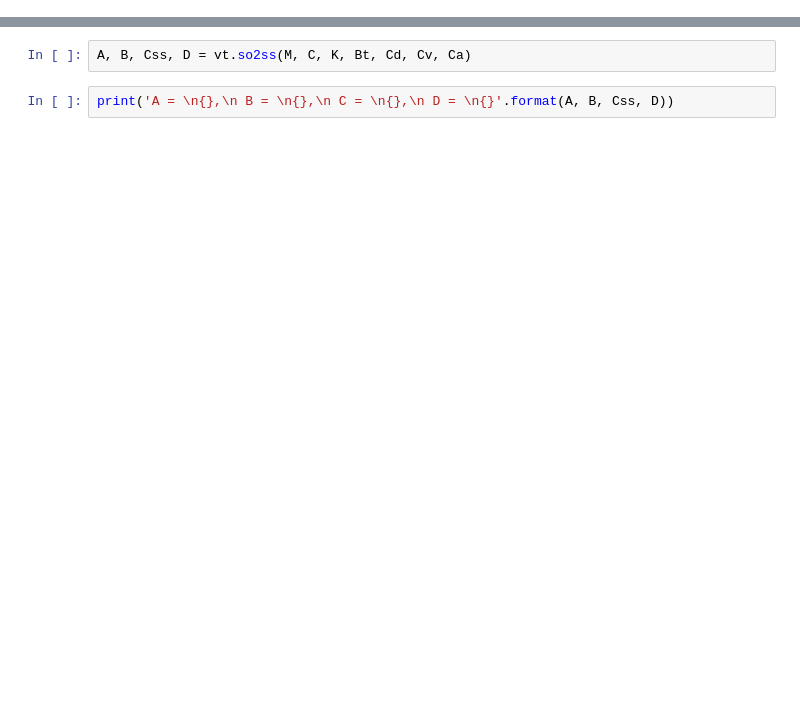
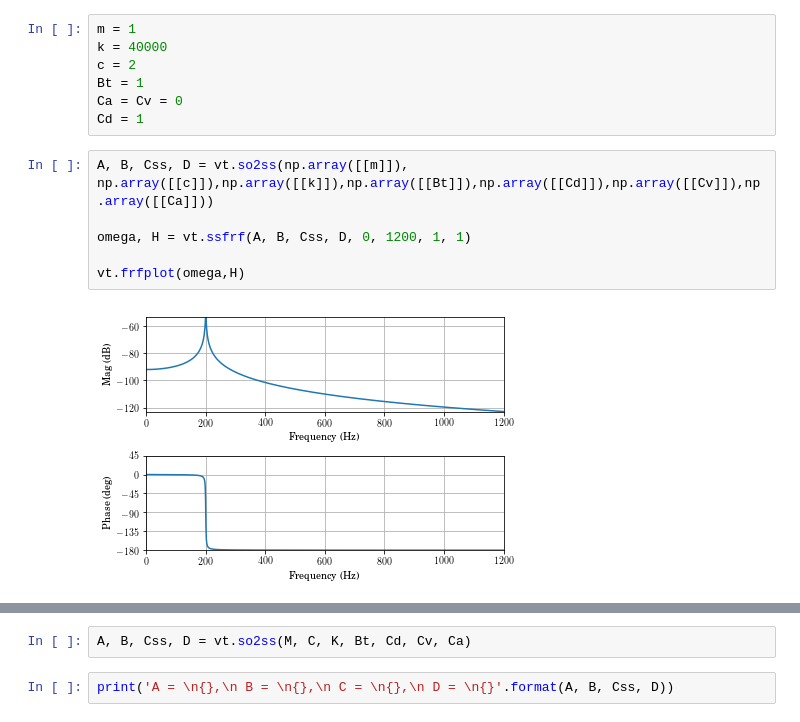
Before and after one commit to Vibration-Testing/vibrationtesting, a Jupyter notebook: JupyterNotebooks/Final_Solution_2017.ipynb, the cells around one changed output, grey strips where cells are left out. Cells and saved outputs as stored; diff of their text form; blank space fills up the shorter version.

```diff
--- a/JupyterNotebooks/Final_Solution_2017.ipynb
+++ b/JupyterNotebooks/Final_Solution_2017.ipynb
@@ -13,3 +14,18 @@ import numpy.linalg as lanp
 # %% [output]
 The autoreload extension is already loaded. To reload it, use:
   %reload_ext autoreload
+# %%
+m = 1
+k = 40000
+c = 2
+Bt = 1
+Ca = Cv = 0
+Cd = 1
+# %%
+A, B, Css, D = vt.so2ss(np.array([[m]]), np.array([[c]]),np.array([[k]]),np.array([[Bt]]),np.array([[Cd]]),np.array([[Cv]]),np.array([[Ca]]))
+
+omega, H = vt.ssfrf(A, B, Css, D, 0, 1200, 1, 1)
+
+vt.frfplot(omega,H)
+# %% [output]
+[figure, added]
```
Also changed, not shown: parts of 27 cells of this notebook.
